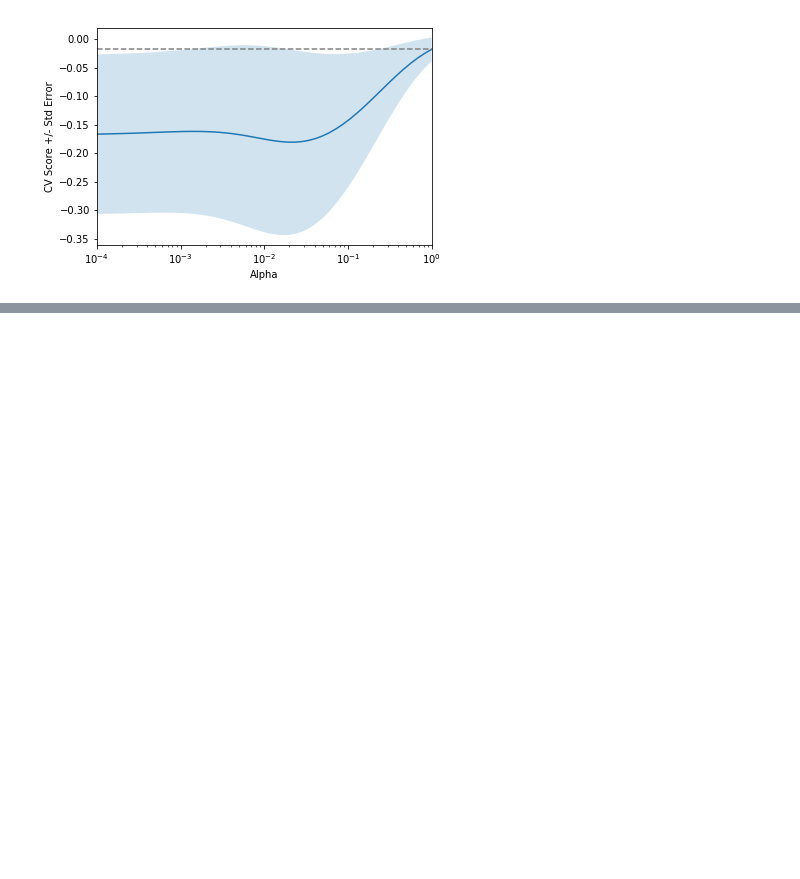
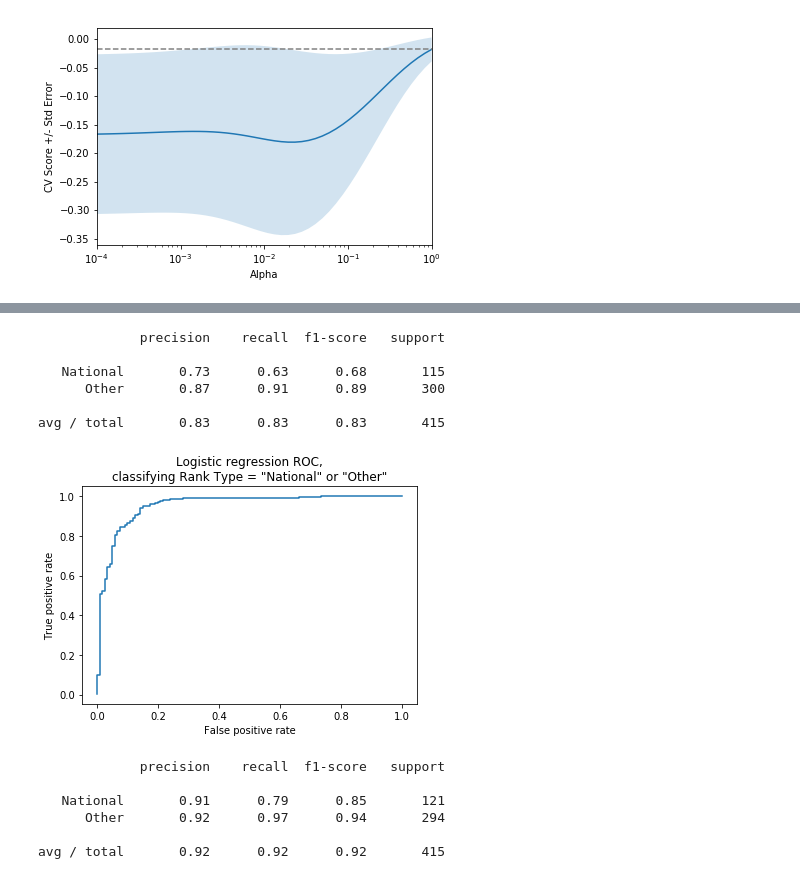
Before and after one commit to vertuli/college-yield-gap, a Jupyter notebook: Test.ipynb, the cells around one changed output, grey strips where cells are left out. Cells and saved outputs as stored; diff of their text form; code cells hidden in the pictures; blank space fills up the shorter version.

Commit message:
Added logistic regression and ROC curve.

```diff
--- a/Test.ipynb
+++ b/Test.ipynb
@@ -107,0 +110,38 @@ Unranked School       0.60      0.42      0.49       101
+# %%
+y = y.replace('Regional', 'Other')
+y = y.replace('Unranked School', 'Other')
+
+run_classifier(X, y)
+# %% [output]
+             precision    recall  f1-score   support
+
+   National       0.73      0.63      0.68       115
+      Other       0.87      0.91      0.89       300
+
+avg / total       0.83      0.83      0.83       415
+# %%
+y = y.replace('National', 0)
+y = y.replace('Other', 1)
+X_train, X_test, y_train, y_test = train_test_split(X, y)
+logreg = LogisticRegression()
+logreg.fit(X_train, y_train)
+y_pred = logreg.predict(X_test)
+# %%
+
+
+plt.plot(x_plot, y_plot)
+plt.title('Logistic regression ROC,\n'
+          'classifying Rank Type = "National" or "Other"')
+plt.xlabel('False positive rate')
+plt.ylabel('True positive rate')
+plt.show()
+
+print(classification_report(y_test, y_pred, target_names=['National','Other']))
+# %% [output]
+[figure, added]
+             precision    recall  f1-score   support
+
+   National       0.91      0.79      0.85       121
+      Other       0.92      0.97      0.94       294
+
+avg / total       0.92      0.92      0.92       415
```
Also changed, not shown: parts of 3 cells of this notebook.
